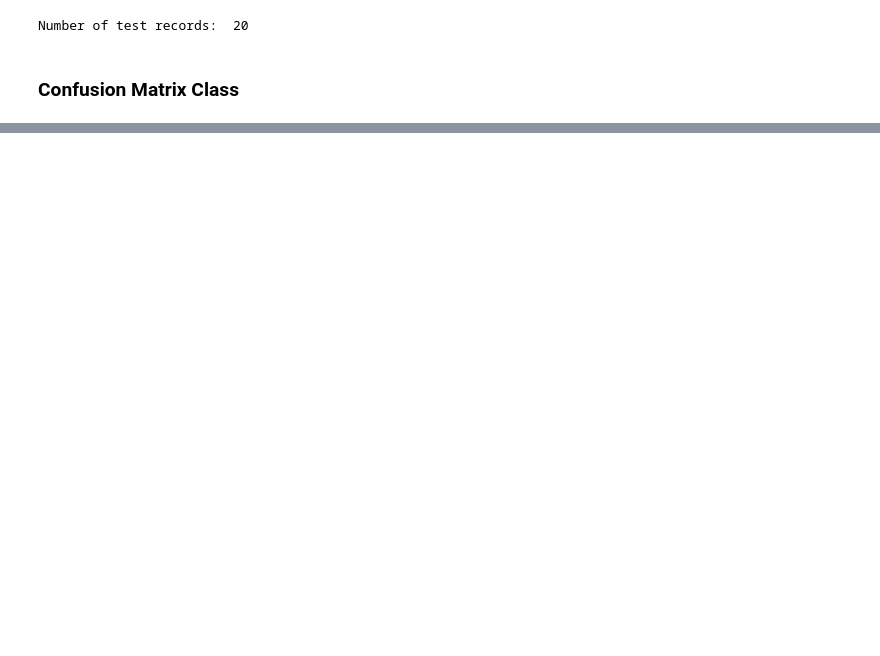
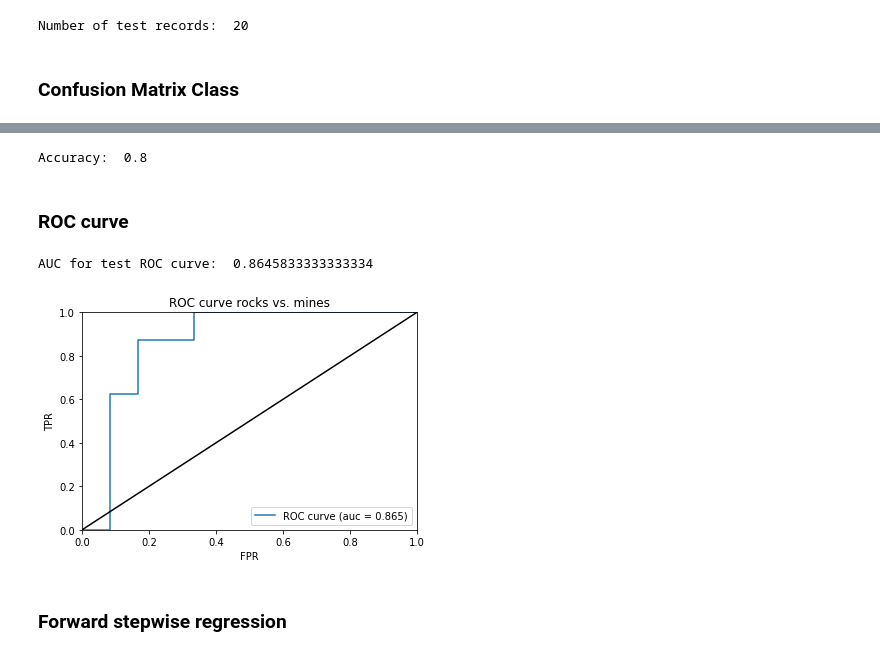
Before and after one commit to felixjohanlehmann/Data-Science, a Jupyter notebook: Rocks_vs_Mines.ipynb, the cells around one changed output, grey strips where cells are left out. Drawn from its saved outputs; the diff is of its cells as text; code cells hidden in the pictures; blank space fills up the shorter version.

Commit message:
ROC curve added

```diff
--- a/Rocks_vs_Mines.ipynb
+++ b/Rocks_vs_Mines.ipynb
@@ -209,0 +241,27 @@ array([ 0.47457393,  0.82500591,  0.25209277,  0.7435192 ,  0.80746385,
+# %%
+print("Accuracy: ", str(conMat.get_acc()))
+# %% [output]
+Accuracy:  0.8
+# %% [markdown]
+### ROC curve
+# %%
+fpr, tpr, thresholds = roc_curve(yTest.astype(int), testPredictions)
+roc_auc = auc(fpr, tpr)
+print("AUC for test ROC curve: ", roc_auc)
+# %% [output]
+AUC for test ROC curve:  0.8645833333333334
+# %%
+plot.clf()
+plot.plot(fpr, tpr, label = "ROC curve (auc = %0.3f)" % roc_auc)
+plot.plot([0, 1], [0, 1], 'k-')
+plot.xlim([0.0, 1.0])
+plot.ylim([0.0, 1.0])
+plot.xlabel("FPR")
+plot.ylabel("TPR")
+plot.title("ROC curve rocks vs. mines")
+plot.legend(loc = "lower right")
+plot.show()
+# %% [output]
+[figure, added]
+# %% [markdown]
+### Forward stepwise regression
```
Also changed, not shown: parts of 6 cells of this notebook.
